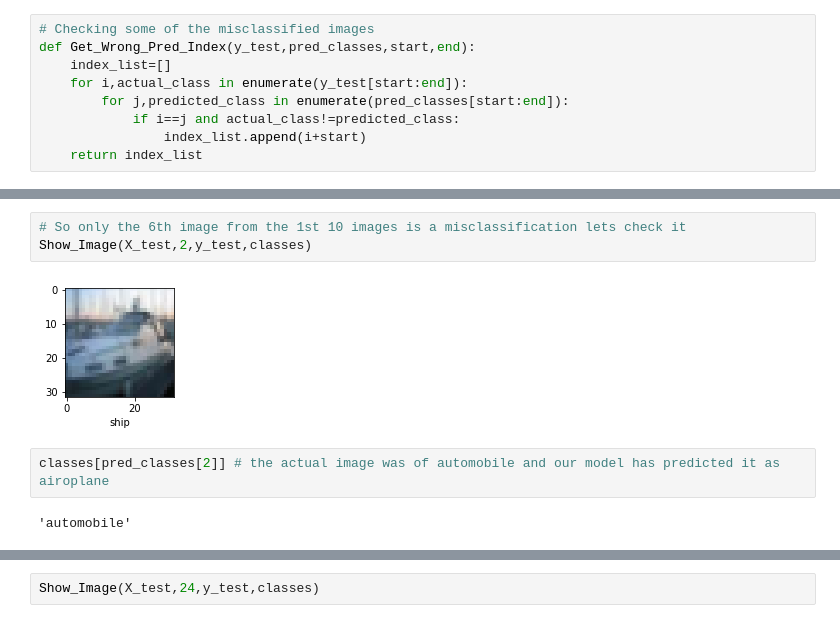
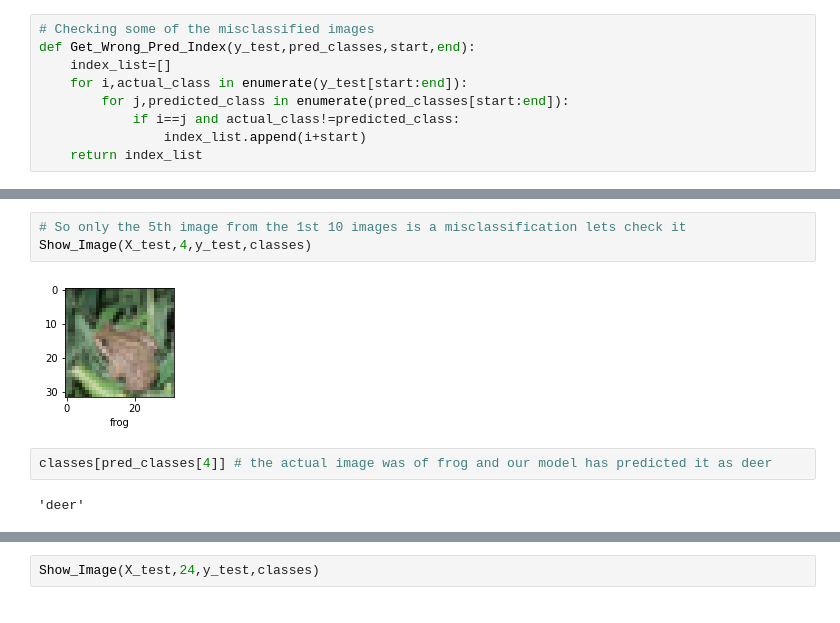
Before and after one commit to Snehashis100/Image-Classification-using-CNN, a Jupyter notebook: Image Classification.ipynb, the cells around one changed output, grey strips where cells are left out. Saved outputs shown, nothing was run; the diff lists cells and outputs as text.

```diff
--- a/Image Classification.ipynb
+++ b/Image Classification.ipynb
@@ -285,12 +285,12 @@ Get_Wrong_Pred_Index(y_test,pred_classes,0,10)
 # %%
-# So only the 6th image from the 1st 10 images is a misclassification lets check it
-Show_Image(X_test,2,y_test,classes)
+# So only the 5th image from the 1st 10 images is a misclassification lets check it
+Show_Image(X_test,4,y_test,classes)
 # %% [output]
-[figure, old version]
+[figure, new version]
 # %%
-classes[pred_classes[2]] # the actual image was of automobile and our model has predicted it as airoplane
+classes[pred_classes[4]] # the actual image was of frog and our model has predicted it as deer
 # %% [output]
-'automobile'
+'deer'
 # %%
 Get_Wrong_Pred_Index(y_test,pred_classes,10,20)
 # %% [output]
```
Also changed, not shown: parts of 49 cells of this notebook, 2 other files.
